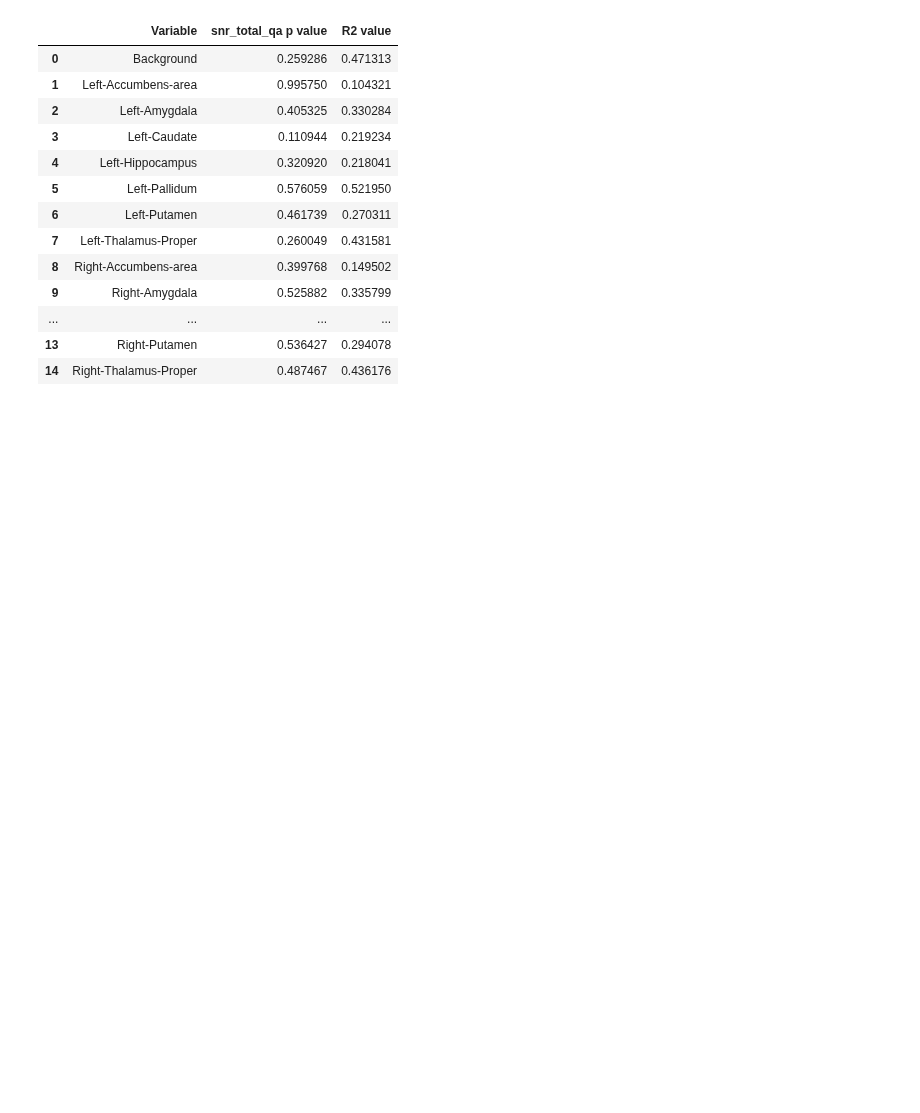
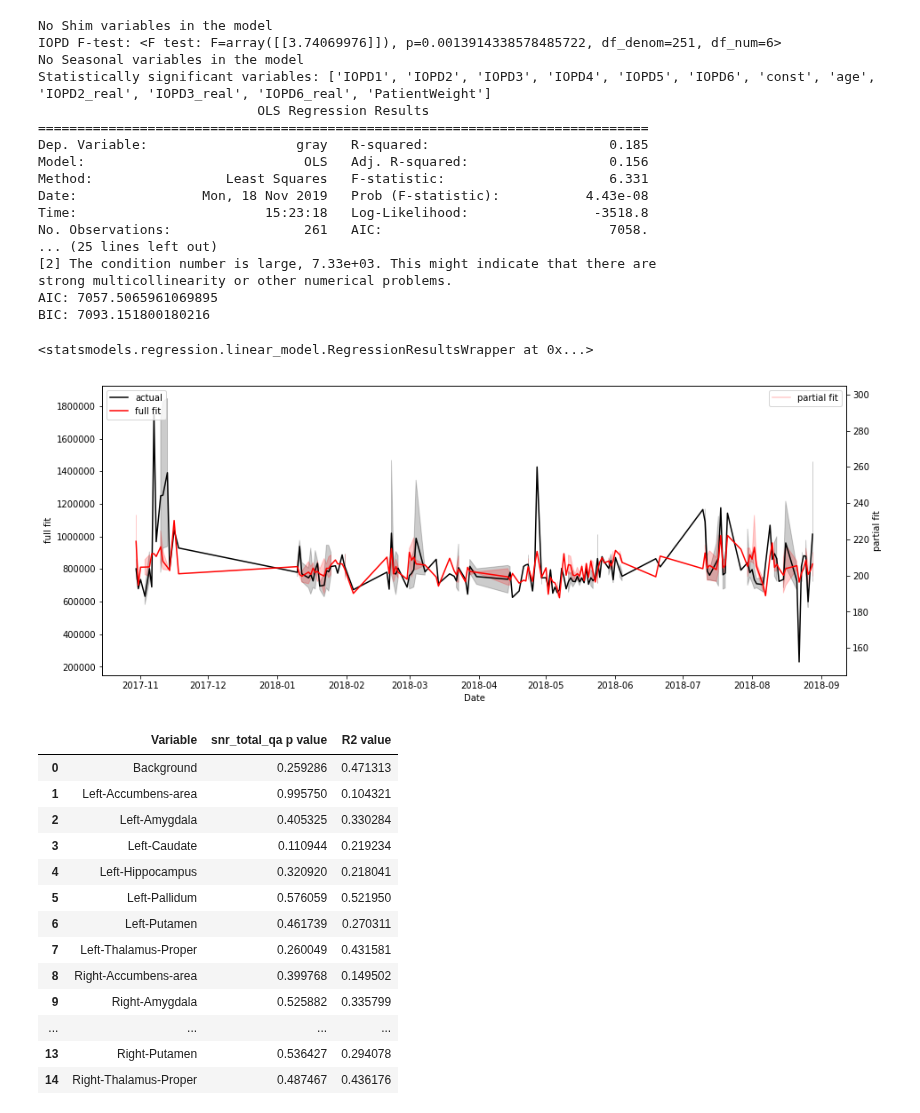
Before and after one commit to proj-nuisance/nuisance, a Jupyter notebook: ipy/nuisance_real_data.ipynb, the cells around one changed output. Saved outputs shown, nothing was run; the diff lists cells and outputs as text; code cells hidden in the pictures; blank space fills up the shorter version.

```diff
--- a/ipy/nuisance_real_data.ipynb
+++ b/ipy/nuisance_real_data.ipynb
@@ -344,3 +172,26 @@ strong multicollinearity or other numerical problems.
+# %%
+# WITH NEITHER SEASONAL OR SNR_TOTAL_QA
+regress('gray', Oct14_df, qa=False, real_data = True)
+# %% [output]
+No Shim variables in the model
+IOPD F-test: <F test: F=array([[3.74069976]]), p=0.0013914338578485722, df_denom=251, df_num=6>
+No Seasonal variables in the model
+Statistically significant variables: ['IOPD1', 'IOPD2', 'IOPD3', 'IOPD4', 'IOPD5', 'IOPD6', 'const', 'age', 'IOPD2_real', 'IOPD3_real', 'IOPD6_real', 'PatientWeight']
+                            OLS Regression Results
+==============================================================================
+Dep. Variable:                   gray   R-squared:                       0.185
+Model:                            OLS   Adj. R-squared:                  0.156
+Method:                 Least Squares   F-statistic:                     6.331
+Date:                Mon, 18 Nov 2019   Prob (F-statistic):           4.43e-08
+Time:                        15:23:18   Log-Likelihood:                -3518.8
+No. Observations:                 261   AIC:                             7058.
+... (25 lines left out)
+[2] The condition number is large, 7.33e+03. This might indicate that there are
+strong multicollinearity or other numerical problems.
+AIC: 7057.5065961069895
+BIC: 7093.151800180216
+<statsmodels.regression.linear_model.RegressionResultsWrapper at 0x...>
+[figure, added]
 # %%
 targets = ['Background', "Left-Accumbens-area", "Left-Amygdala", "Left-Caudate", "Left-Hippocampus", "Left-Pallidum",
                                         "Left-Putamen", "Left-Thalamus-Proper", "Right-Accumbens-area",
```
Also changed, not shown: parts of 13 cells of this notebook, 1 other file.
